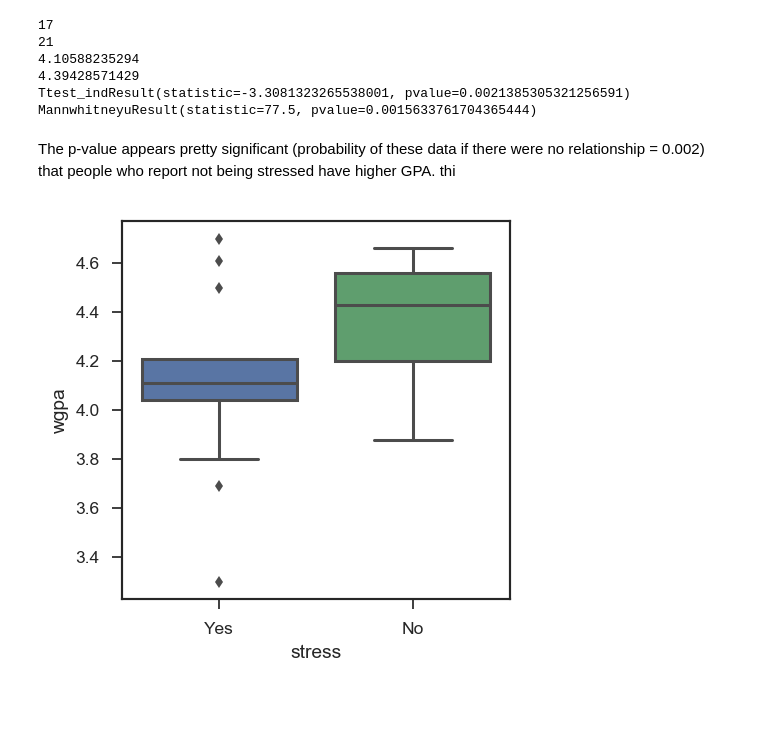
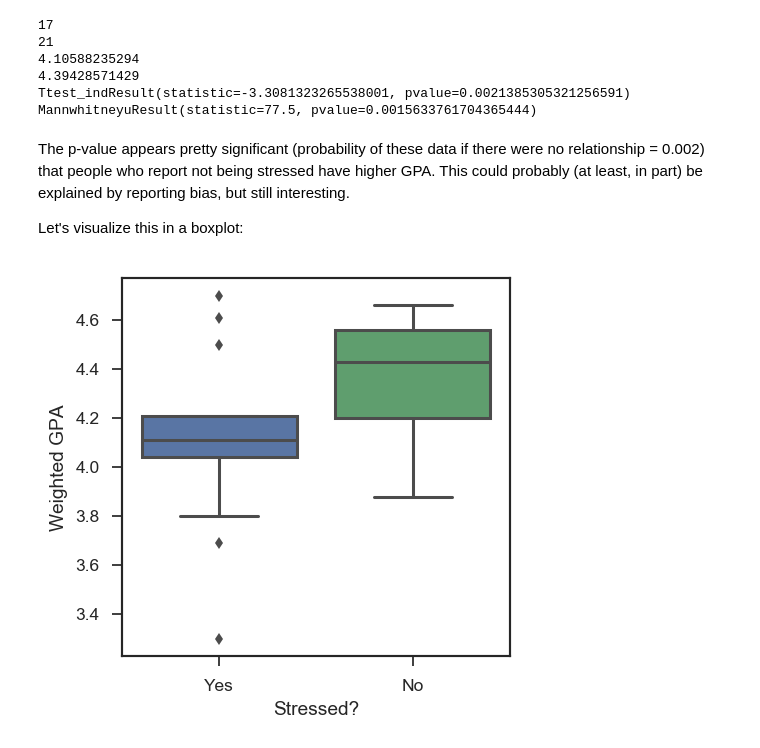
Before and after one commit to rmovva/generalsurvey, a Jupyter notebook: correlations_Ttests.ipynb, the cells around one changed output. Drawn from its saved outputs; the diff is of its cells as text; code cells hidden in the pictures; blank space fills up the shorter version.

```diff
--- a/correlations_Ttests.ipynb
+++ b/correlations_Ttests.ipynb
@@ -66,17 +96,25 @@ print sp.mannwhitneyu(stressGpas, unstressGpas)
 Ttest_indResult(statistic=-3.3081323265538001, pvalue=0.0021385305321256591)
 MannwhitneyuResult(statistic=77.5, pvalue=0.0015633761704365444)
 # %% [markdown]
-The p-value appears pretty significant (probability of these data if there were no relationship = 0.002) that people who report not being stressed have higher GPA. thi
+The p-value appears pretty significant (probability of these data if there were no relationship = 0.002) that people who report not being stressed have higher GPA. This could probably (at least, in part) be explained by reporting bias, but still interesting.
+
+Let's visualize this in a boxplot:
 # %%
 import matplotlib.pyplot as plt
 import seaborn as sns
 
-sns.set(style = 'ticks')
+sns.set(style = 'ticks',
+        font = 'Arial')
 
 plt.figure(figsize=(4,4), dpi=125)
 
-sns.boxplot(data = df, y = 'wgpa', x = 'stress')
+# Note that seaborn's plotting auto-ignores NaNs
+ax = sns.boxplot(data = df, y = 'wgpa', x = 'stress')
 
+ax.set_xlabel("Stressed?")
+ax.set_ylabel("Weighted GPA")
+
+plt.savefig('wgpa_vs_stress.png', dpi=300)
 plt.show()
 # %% [output]
-[figure, old version]
+[figure, new version]
```
Also changed, not shown: parts of 8 cells of this notebook, 4 other files.
